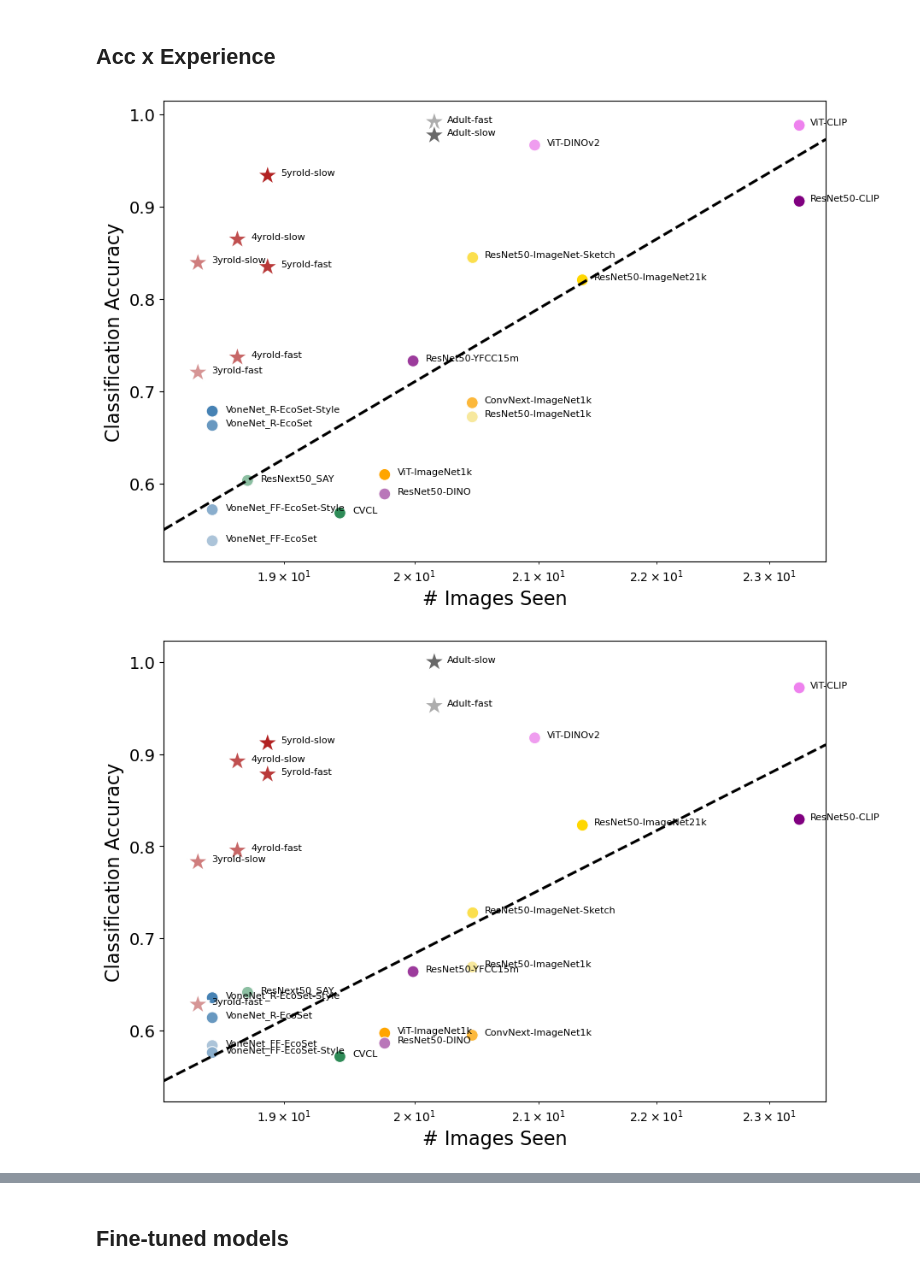
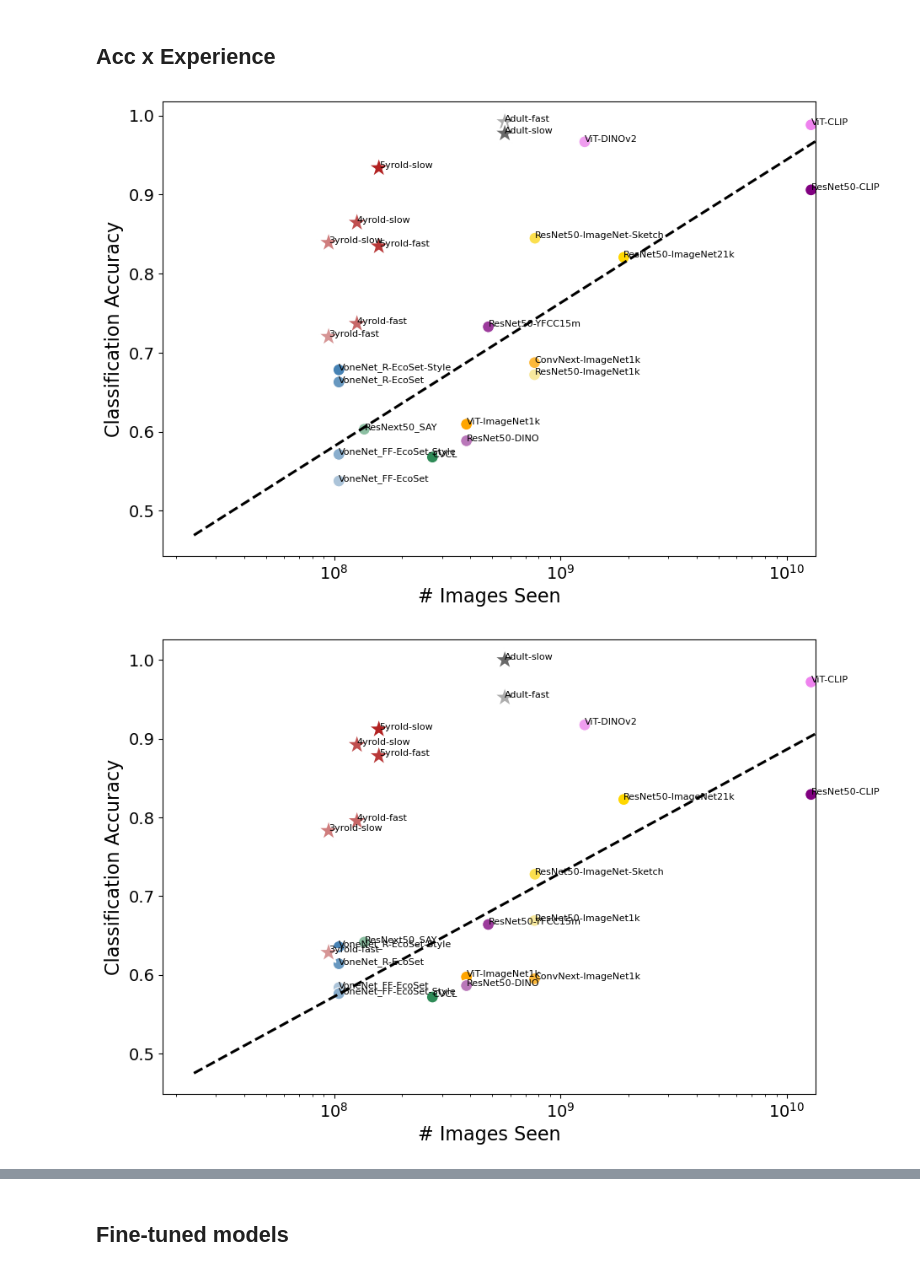
Before and after one commit to vayzenb/kornet, a Jupyter notebook: analyses/model_comparisons.ipynb, the cells around one changed output, grey strips where cells are left out. Saved outputs shown, nothing was run; the diff lists cells and outputs as text; code cells hidden in the pictures.

```diff
--- a/analyses/model_comparisons.ipynb
+++ b/analyses/model_comparisons.ipynb
@@ -653,7 +663,7 @@ for cond in cond_names:
 
     #log transform training size
     #all_organisms['dataset_size'] = np.log(all_organisms['dataset_size'])
-    all_organisms['total_training'] = np.log(all_organisms['total_training'])
+    #all_organisms['total_training'] = np.log(all_organisms['total_training'])
 
     #extract model data
     model_data = all_organisms[all_organisms['organism']=='model']
@@ -683,32 +693,32 @@ for cond in cond_names:
     #sns.regplot(data = model_data, x = 'dataset_size', y = 'acc', scatter = False, color = 'black', ci = None,logx=True, truncate=False)
 
     #add labels to each point
     for i in range(len(model_data)):
         ax.text(model_data['total_training'].values[i]+.1, model_data['acc'].values[i], model_data['model'].values[i], fontsize = 8)
 
     #add labels to human data
     for i in range(len(human_data)):
         ax.text(human_data['total_training'].values[i]+.1, human_data['acc'].values[i], human_data['model'].values[i], fontsize = 8)
 
 
     #move legend outside of plot
     plt.legend(loc='center left', bbox_to_anchor=(1, 0.5), fontsize = 14)
 
     #add Y axis
     plt.ylabel('Classification Accuracy', fontsize = 16)
     plt.xlabel('# Images Seen', fontsize = 16)
 
     #Mmake x axis log scale
     plt.xscale('log')
 
     #increase font size of x and y labels
     plt.xticks(fontsize = 14)
     plt.yticks(fontsize = 14)
 
 
     #remove legend
     plt.legend().remove()
     plt.pause(.001)
 # %% [output]
-[figure, old version]
+[figure, new version]
-[figure, old version]
+[figure, new version]
```
Also changed, not shown: parts of 3 cells of this notebook, 24 other files.
